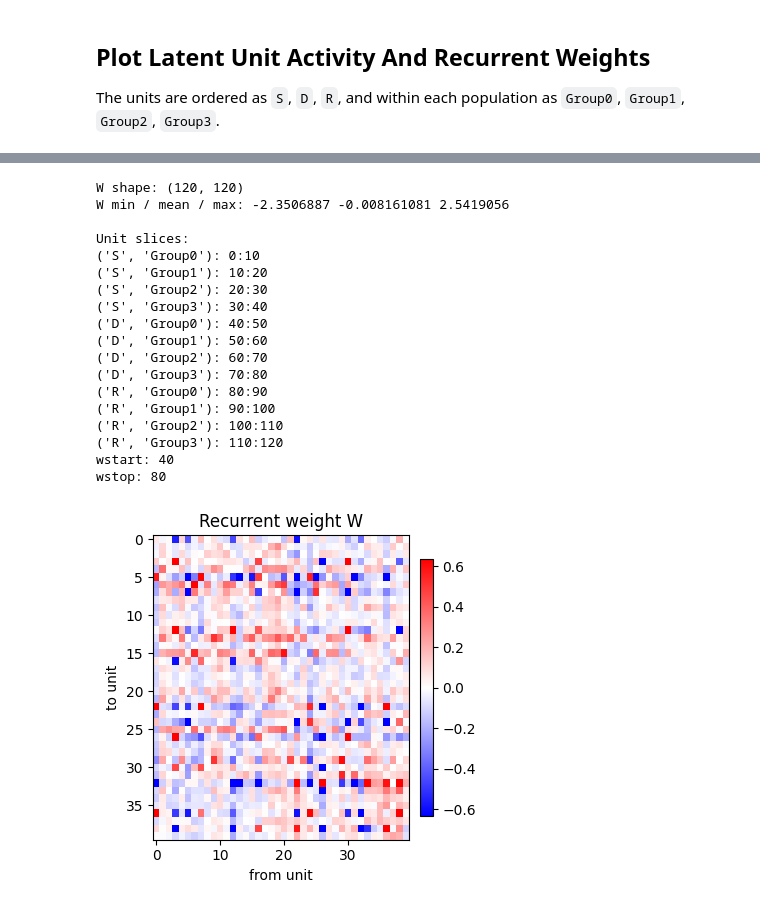
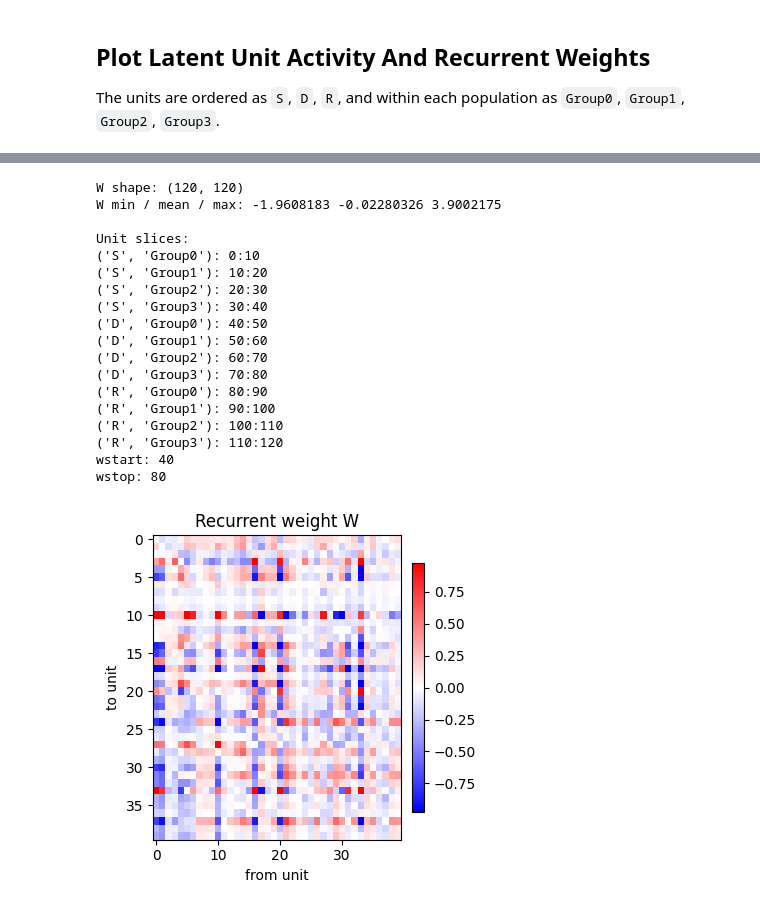
Before and after one commit to chrismkkim/ALMContinualLearning, a Jupyter notebook: _8_LatentNetwork_Notebook.ipynb, the cells around one changed output, grey strips where cells are left out. Saved outputs shown, nothing was run; the diff lists cells and outputs as text; code cells hidden in the pictures.

Commit message:
latent network v4 - Wrec: Private lowD, Wout: Private highD (9/20/2026)

```diff
--- a/_8_LatentNetwork_Notebook.ipynb
+++ b/_8_LatentNetwork_Notebook.ipynb
@@ -96,0 +97,16 @@ plt.show()
+# %%
+fx=21
+condition='P1'
+rnn.eval()
+g_by_condition = rnn(fx)
+latent_activity = g_by_condition[condition].detach().numpy().T
+cells_sorted = np.argsort(np.argmax(latent_activity,axis=1))
+
+plt.figure(figsize=(10,10))
+for ix, ic in enumerate(np.arange(20,120)):
+    plt.subplot(10,10,ix+1)
+    plt.plot(latent_activity[cells_sorted[ic]])
+    plt.axvline(8,color='gray',linestyle='--')
+    plt.axvline(16,color='gray',linestyle='--')
+    plt.axis('off')
+plt.tight_layout()
@@ -101,6 +119,6 @@ plt.show()
 # %%
 for fx in range(33):
-    W = rnn.W_by_session[fx].detach().cpu().numpy()
+    W = rnn.recurrent_weight(fx).detach().cpu().numpy()
 
     plt.figure(figsize=(6,6))
     wlim = np.max(np.abs(W)) / 4
@@ -120,5 +135,5 @@ KeyboardInterrupt:
 # %%
-W = rnn.W_by_session[fx].detach().cpu().numpy()
+W = rnn.recurrent_weight(fx).detach().cpu().numpy()
 
 print('W shape:', W.shape)
 print('W min / mean / max:', W.min(), W.mean(), W.max())
@@ -136,35 +151,35 @@ Wtrim = W[wstart:wstop,wstart:wstop]
 plt.figure(figsize=(4,4))
 wlim = np.max(np.abs(W)) / 4
 if wlim == 0:
     wlim = 1
 plt.imshow(Wtrim, cmap='bwr', vmin=-wlim, vmax=wlim, aspect='auto')
 plt.title('Recurrent weight W')
 plt.xlabel('from unit')
 plt.ylabel('to unit')
 plt.colorbar(fraction=0.046, pad=0.04)
 # plt.xlim([40,80])
 # plt.ylim([40,80])
 plt.tight_layout()
 # %% [output]
 W shape: (120, 120)
-W min / mean / max: -2.3506887 -0.008161081 2.5419056
+W min / mean / max: -1.9608183 -0.02280326 3.9002175
 
 Unit slices:
 ('S', 'Group0'): 0:10
 ('S', 'Group1'): 10:20
 ('S', 'Group2'): 20:30
 ('S', 'Group3'): 30:40
 ('D', 'Group0'): 40:50
 ('D', 'Group1'): 50:60
 ('D', 'Group2'): 60:70
 ('D', 'Group3'): 70:80
 ('R', 'Group0'): 80:90
 ('R', 'Group1'): 90:100
 ('R', 'Group2'): 100:110
 ('R', 'Group3'): 110:120
 wstart: 40
 wstop: 80
-[figure, old version]
+[figure, new version]
 # %%
 N=10
 fx=10
```
Also changed, not shown: parts of 17 cells of this notebook, 1 other file.
